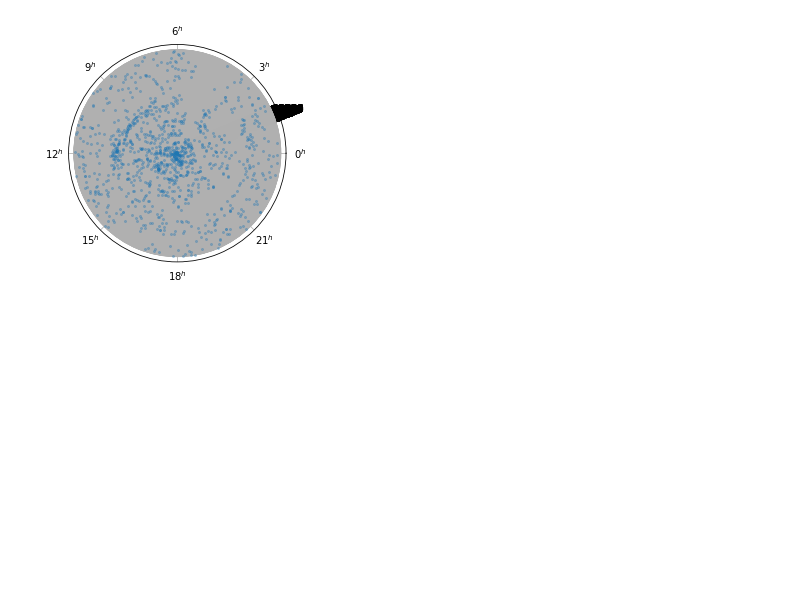
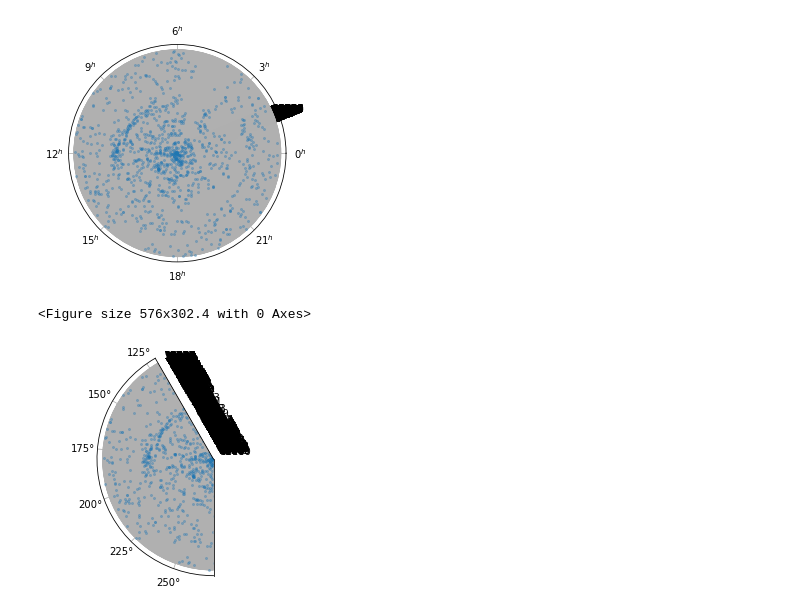
Before and after one commit to Tdenhof/CWRUHomework, a Jupyter notebook: CosmologyHW5.ipynb, the cells around one changed output. Cells and saved outputs as stored; diff of their text form; code cells hidden in the pictures; blank space fills up the shorter version.

```diff
--- a/CosmologyHW5.ipynb
+++ b/CosmologyHW5.ipynb
@@ -103,7 +103,7 @@ def decF(df):
         temp = int(temp)
         finData.append(temp)
     df['graph-DEC'] = finData
-def graph(df):
+def graph(df, xmin = None,xmax = None):
     ra_rad = []
     dec_rad = []
     for i in range(len(df)):
@@ -112,10 +112,14 @@ def graph(df):
     plt.figure(figsize=(8,4.2))
     fig = plt.figure()
     ax = fig.add_subplot(projection='polar')
-    ax.set_xticklabels(['$0^h$','$3^h$', '$6^h$', '$9^h$', '$12^h$', '$15^h$', '$18^h$',
+    if (xmin == None) & (xmax == None):
+        ax.set_xticklabels(['$0^h$','$3^h$', '$6^h$', '$9^h$', '$12^h$', '$15^h$', '$18^h$',
     '$21^h$'], fontsize=10)
 
-
+    if xmin != None:
+        ax.set_thetamin(xmin)
+    if xmax != None:
+        ax.set_thetamax(xmax)
     plt.grid(True)
     plt.plot(ra_rad, dec_rad, 'o', markersize=2, alpha=0.3)
     plt.show()
@@ -125,3 +129,8 @@ graph(df)
 # %% [output]
 <Figure size 576x302.4 with 0 Axes>
 [figure]
+# %%
+graph(df,120,270)
+# %% [output]
+<Figure size 576x302.4 with 0 Axes>
+[figure, added]
```
